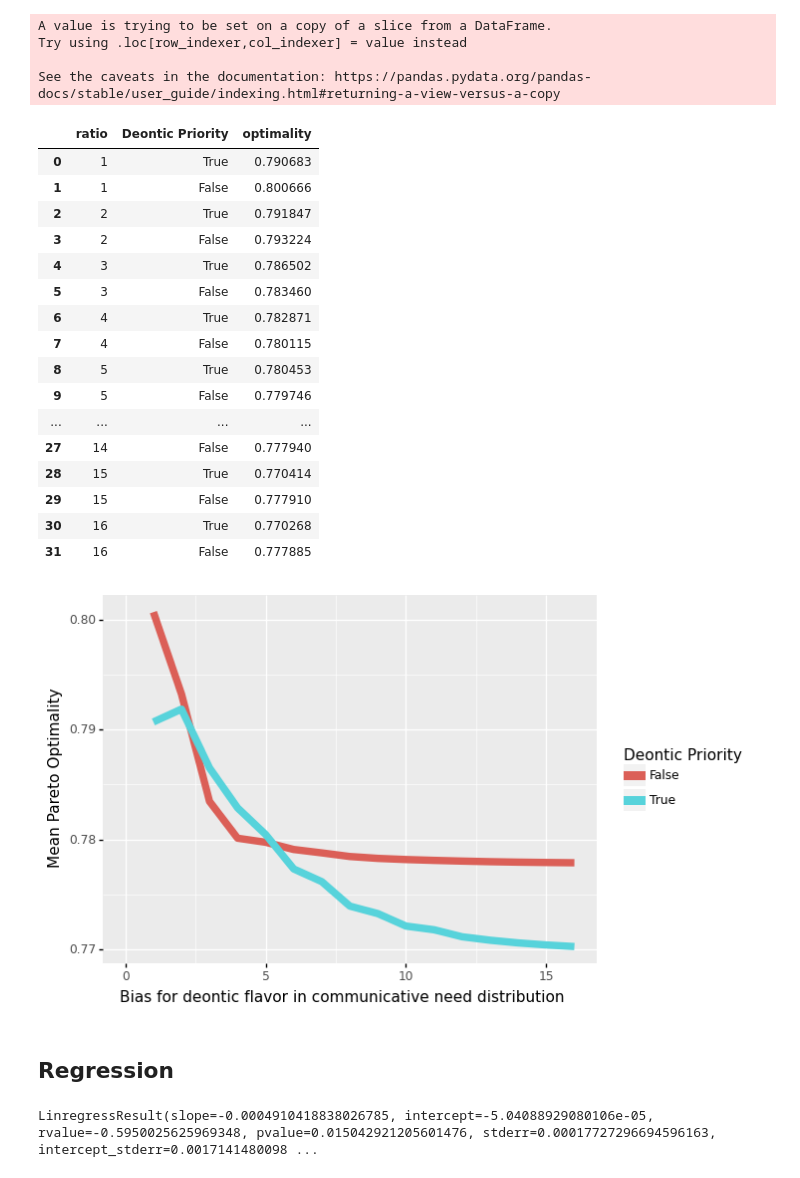
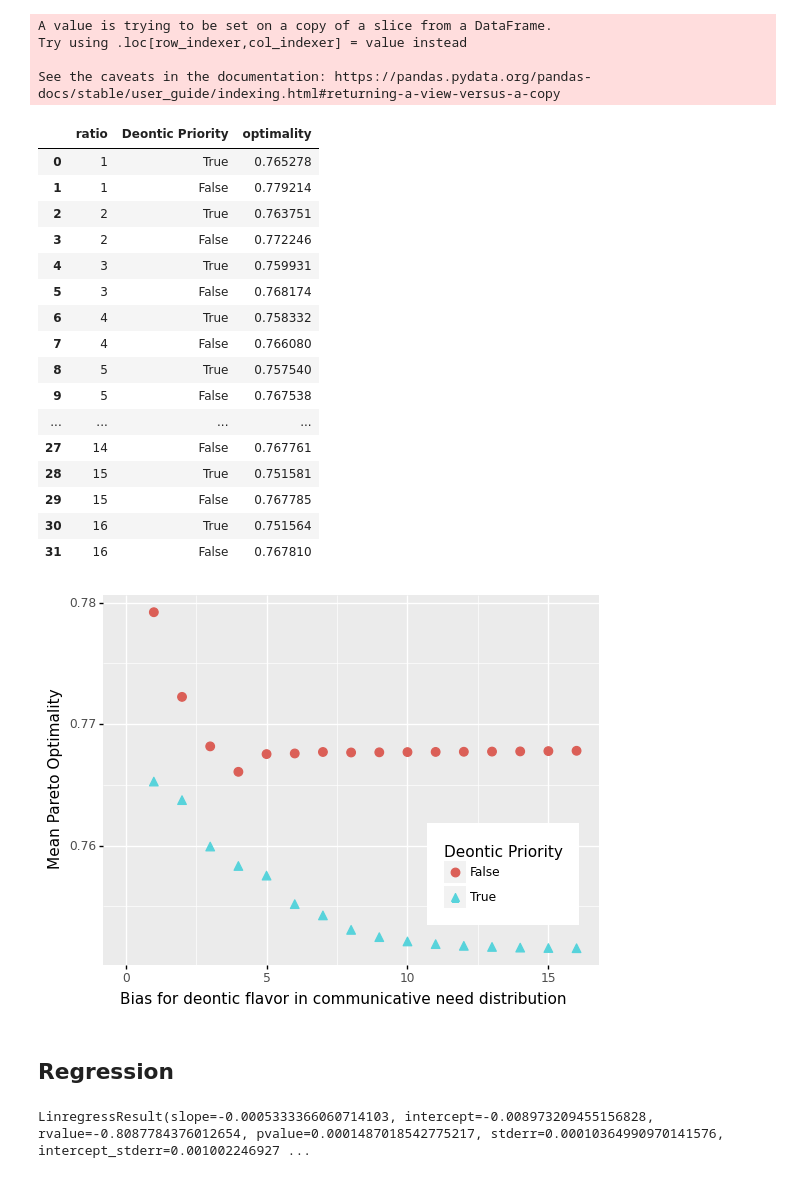
Before and after one commit to nathimel/modals-effcomm, a Jupyter notebook: src/cogsci_weight_vs_optimality.ipynb, the cells around one changed output. Cells and saved outputs as stored; diff of their text form; code cells hidden in the pictures.

```diff
--- a/src/cogsci_weight_vs_optimality.ipynb
+++ b/src/cogsci_weight_vs_optimality.ipynb
@@ -71,7 +71,8 @@ ratio_data
 population_data = ratio_data[ratio_data["Unnamed: 0"] == "population"]
 
 # remove population since is constant
-ratio_data = ratio_data[ratio_data["Unnamed: 0"].isin(["Deontic Priority true", "Deontic Priority false"])]
+# ratio_data = ratio_data[ratio_data["Unnamed: 0"].isin(["Deontic Priority true", "Deontic Priority false"])]
+ratio_data = ratio_data[ratio_data["Unnamed: 0"].isin(["cogsci universal true", "cogsci universal false"])]
 
 display(ratio_data)
 display(population_data)
@@ -113,6 +114,8 @@ display(population_data)
 # %%
 # rename columns to more sensible labels
-ratio_data["Deontic Priority"] = ratio_data["Unnamed: 0"] == "Deontic Priority true"
+# ratio_data["Deontic Priority"] = ratio_data["Unnamed: 0"] == "Deontic Priority true"
+ratio_data["Deontic Priority"] = ratio_data["Unnamed: 0"] == "cogsci universal true"
+
 ratio_data = ratio_data[["ratio", "Deontic Priority", "optimality"]].reset_index()
 ratio_data = ratio_data.drop(columns=["index"])
 ratio_data
@@ -122,22 +125,22 @@ Try using .loc[row_indexer,col_indexer] = value instead
 
 See the caveats in the documentation: https://pandas.pydata.org/pandas-docs/stable/user_guide/indexing.html#returning-a-view-versus-a-copy
 |  | ratio | Deontic Priority | optimality |
-| 0 | 1 | True | 0.790683 |
-| 1 | 1 | False | 0.800666 |
-| 2 | 2 | True | 0.791847 |
-| 3 | 2 | False | 0.793224 |
-| 4 | 3 | True | 0.786502 |
-| 5 | 3 | False | 0.783460 |
-| 6 | 4 | True | 0.782871 |
-| 7 | 4 | False | 0.780115 |
-| 8 | 5 | True | 0.780453 |
-| 9 | 5 | False | 0.779746 |
+| 0 | 1 | True | 0.765278 |
+| 1 | 1 | False | 0.779214 |
+| 2 | 2 | True | 0.763751 |
+| 3 | 2 | False | 0.772246 |
+| 4 | 3 | True | 0.759931 |
+| 5 | 3 | False | 0.768174 |
+| 6 | 4 | True | 0.758332 |
+| 7 | 4 | False | 0.766080 |
+| 8 | 5 | True | 0.757540 |
+| 9 | 5 | False | 0.767538 |
 | ... | ... | ... | ... |
-| 27 | 14 | False | 0.777940 |
-| 28 | 15 | True | 0.770414 |
-| 29 | 15 | False | 0.777910 |
-| 30 | 16 | True | 0.770268 |
-| 31 | 16 | False | 0.777885 |
+| 27 | 14 | False | 0.767761 |
+| 28 | 15 | True | 0.751581 |
+| 29 | 15 | False | 0.767785 |
+| 30 | 16 | True | 0.751564 |
+| 31 | 16 | False | 0.767810 |
 # %%
 # # create a separate df for the population
 # population_data = ratio_data[ratio_data["name"] == "population_means"]
@@ -160,22 +163,23 @@ See the caveats in the documentation: https://pandas.pydata.org/pandas-docs/stab
 # %%
 # get a basic plot
 
 plot = (
     pn.ggplot(data=ratio_data, mapping=pn.aes(x="ratio", y="optimality"))
-    # + pn.geom_point(
-    + pn.geom_line(
+    + pn.geom_point(
+    # + pn.geom_line(
         data=ratio_data,
         mapping=pn.aes(shape="Deontic Priority", color="Deontic Priority"),
         size=3,
     )
     + pn.xlim(0, 16)
     + pn.xlab("Bias for deontic flavor in communicative need distribution")
     # + pn.xlab("Bias for deontic flavor in communicative utility function")
     + pn.ylab("Mean Pareto Optimality")
+    + pn.theme(legend_position=(0.75, 0.3))
 )
 print(plot)
 # %% [output]
-[figure, old version]
+[figure, new version]
 # %%
 # save
 fn = f"/Users/nathanielimel/clms/projects/modals-effcomm/outputs/cogsci/base/weighted_{predictor}_linear_search/ratio_vs_opt.png"
@@ -195,4 +199,4 @@ differences = np.array(dp_obeying["optimality"]) - np.array(dp_disobeying["optim
 result = linregress(range(1, 16+1), differences)
 result
 # %% [output]
-LinregressResult(slope=-0.0004910418838026785, intercept=-5.04088929080106e-05, rvalue=-0.5950025625969348, pvalue=0.015042921205601476, stderr=0.00017727296694596163, intercept_stderr=0.0017141480098 ...
+LinregressResult(slope=-0.0005333366060714103, intercept=-0.008973209455156828, rvalue=-0.8087784376012654, pvalue=0.0001487018542775217, stderr=0.00010364990970141576, intercept_stderr=0.001002246927 ...
```
Also changed, not shown: parts of 2 cells of this notebook, 1 other file.
